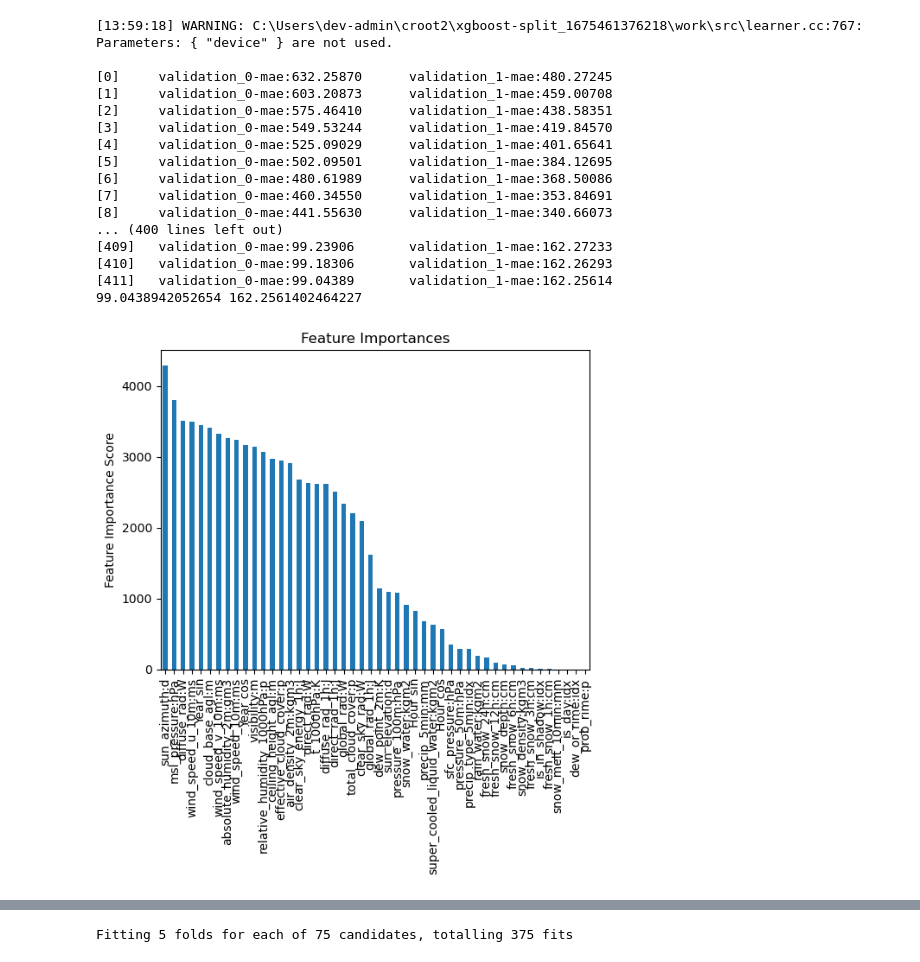
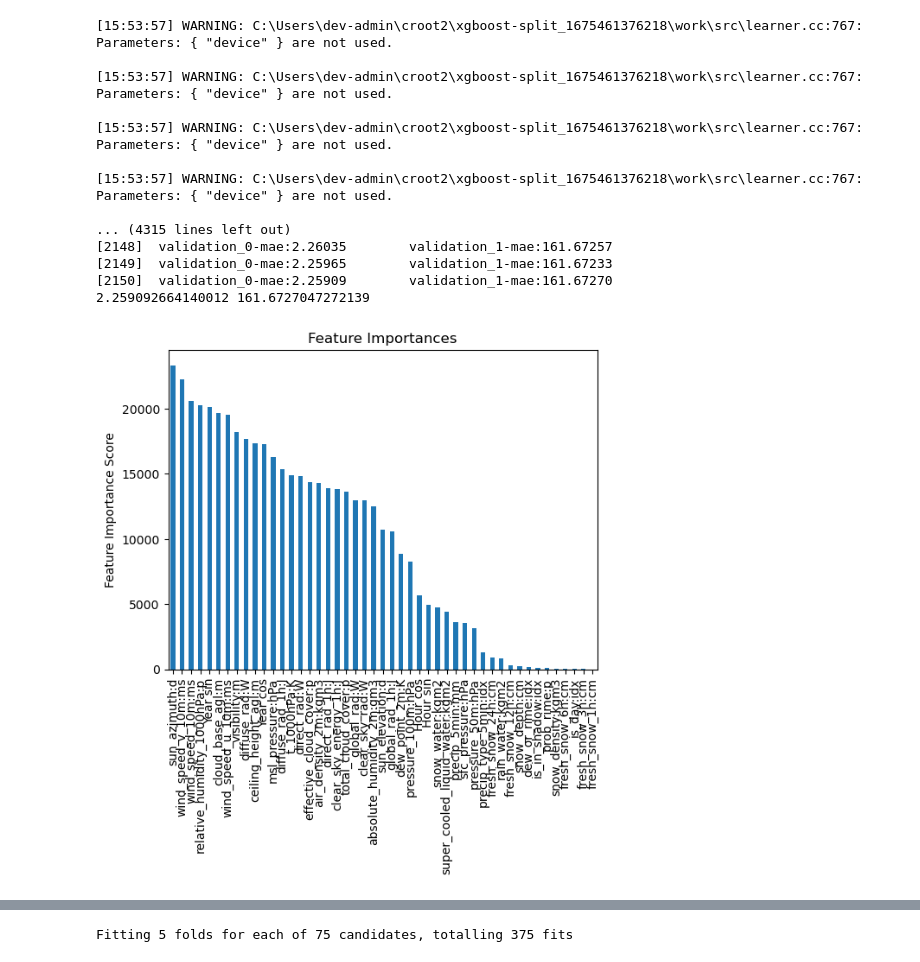
Before and after one commit to MartinSkatvedt/TDT4173-Machine-Learning, a Jupyter notebook: read_files.ipynb, the cells around one changed output, grey strips where cells are left out. Cells and saved outputs as stored; diff of their text form; code cells hidden in the pictures.

```diff
--- a/read_files.ipynb
+++ b/read_files.ipynb
@@ -400,49 +401,49 @@ gc.collect()
 # %%
 model_a = xgb.XGBRegressor(
  device='cuda',
  learning_rate =0.05,
- n_estimators=412,
- max_depth=9,
- min_child_weight=3,
- gamma=0.04528544718783674,
- subsample=0.9998025705497127,
- colsample_bytree=0.921306456483126,
+ n_estimators=2150,
+ max_depth=12,
+ min_child_weight=9,
+ gamma=0.6165005256630416,
+ subsample=0.8252527622974277,
+ colsample_bytree=0.8554247446704267,
  nthread=4,
  seed=42,
  eval_metric= 'mae',
  booster='gbtree',
- reg_alpha = 6.269765758117039,
- reg_lambda = 104.97034261208167,
+ reg_alpha=162.96831284007666,
+ reg_lambda=.577145045198378,
 )
-#0.19613293622734407 0.40573645313601164 n=142
-#0.1928914046341721 0.407310147382544 n=158
 
-#{'colsample_bytree': 0.921306456483126, 'gamma': 0.04528544718783674, 'max_depth': 9.0, 'min_child_weight': 3.0
-#, 'reg_alpha': 6.269765758117039, 'reg_lambda': 104.97034261208167, 'subsample': 0.9998025705497127}
+#base: 87.41878562099741 178.89514347259 n=354
+#{'colsample_bytree': 0.8554247446704267, 'gamma': 0.6165005256630416, 'max_depth': 12.0, 'min_child_weight': 9.0,
+#'reg_alpha': 162.96831284007666, 'reg_lambda': 7.577145045198378, 'subsample': 0.8252527622974277}
 
-#0.15693694340836295 0.39086275948007354 n = 106
-#0.16197148623791022 0.38602162197583617 n = 412
+#2.6621074937471367 167.2891383517279
+#2.259092664140012 161.6727047272139 n=2150
+
 
 modelfit(model_a, train_data_a, train_a_y, val_data_a, val_a_y, useTrainCV = False)
 # %% [output]
-[13:59:18] WARNING: C:\Users\dev-admin\croot2\xgboost-split_1675461376218\work\src\learner.cc:767:
+[15:53:57] WARNING: C:\Users\dev-admin\croot2\xgboost-split_1675461376218\work\src\learner.cc:767:
 Parameters: { "device" } are not used.
 
-[0]     validation_0-mae:632.25870      validation_1-mae:480.27245
-[1]     validation_0-mae:603.20873      validation_1-mae:459.00708
-[2]     validation_0-mae:575.46410      validation_1-mae:438.58351
-[3]     validation_0-mae:549.53244      validation_1-mae:419.84570
-[4]     validation_0-mae:525.09029      validation_1-mae:401.65641
-[5]     validation_0-mae:502.09501      validation_1-mae:384.12695
-[6]     validation_0-mae:480.61989      validation_1-mae:368.50086
-[7]     validation_0-mae:460.34550      validation_1-mae:353.84691
-[8]     validation_0-mae:441.55630      validation_1-mae:340.66073
-... (400 lines left out)
-[409]   validation_0-mae:99.23906       validation_1-mae:162.27233
-[410]   validation_0-mae:99.18306       validation_1-mae:162.26293
-[411]   validation_0-mae:99.04389       validation_1-mae:162.25614
-99.0438942052654 162.2561402464227
+[15:53:57] WARNING: C:\Users\dev-admin\croot2\xgboost-split_1675461376218\work\src\learner.cc:767:
+Parameters: { "device" } are not used.
+
+[15:53:57] WARNING: C:\Users\dev-admin\croot2\xgboost-split_1675461376218\work\src\learner.cc:767:
+Parameters: { "device" } are not used.
+
+[15:53:57] WARNING: C:\Users\dev-admin\croot2\xgboost-split_1675461376218\work\src\learner.cc:767:
+Parameters: { "device" } are not used.
+
+... (4315 lines left out)
+[2148]  validation_0-mae:2.26035        validation_1-mae:161.67257
+[2149]  validation_0-mae:2.25965        validation_1-mae:161.67233
+[2150]  validation_0-mae:2.25909        validation_1-mae:161.67270
+2.259092664140012 161.6727047272139
-[figure, old version]
+[figure, new version]
 # %%
 model_b = xgb.XGBRegressor(
  device='cuda',
```
Also changed, not shown: parts of 9 cells of this notebook.
